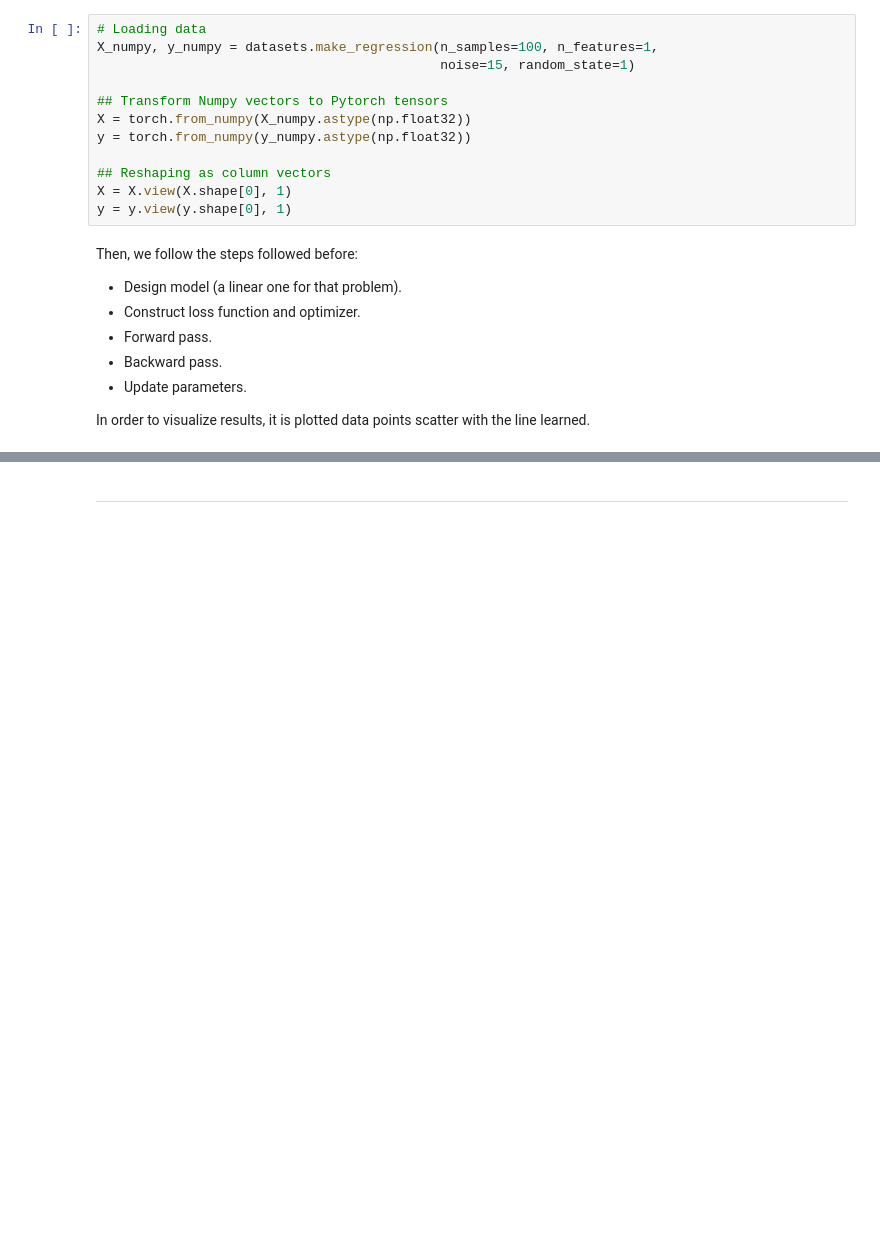
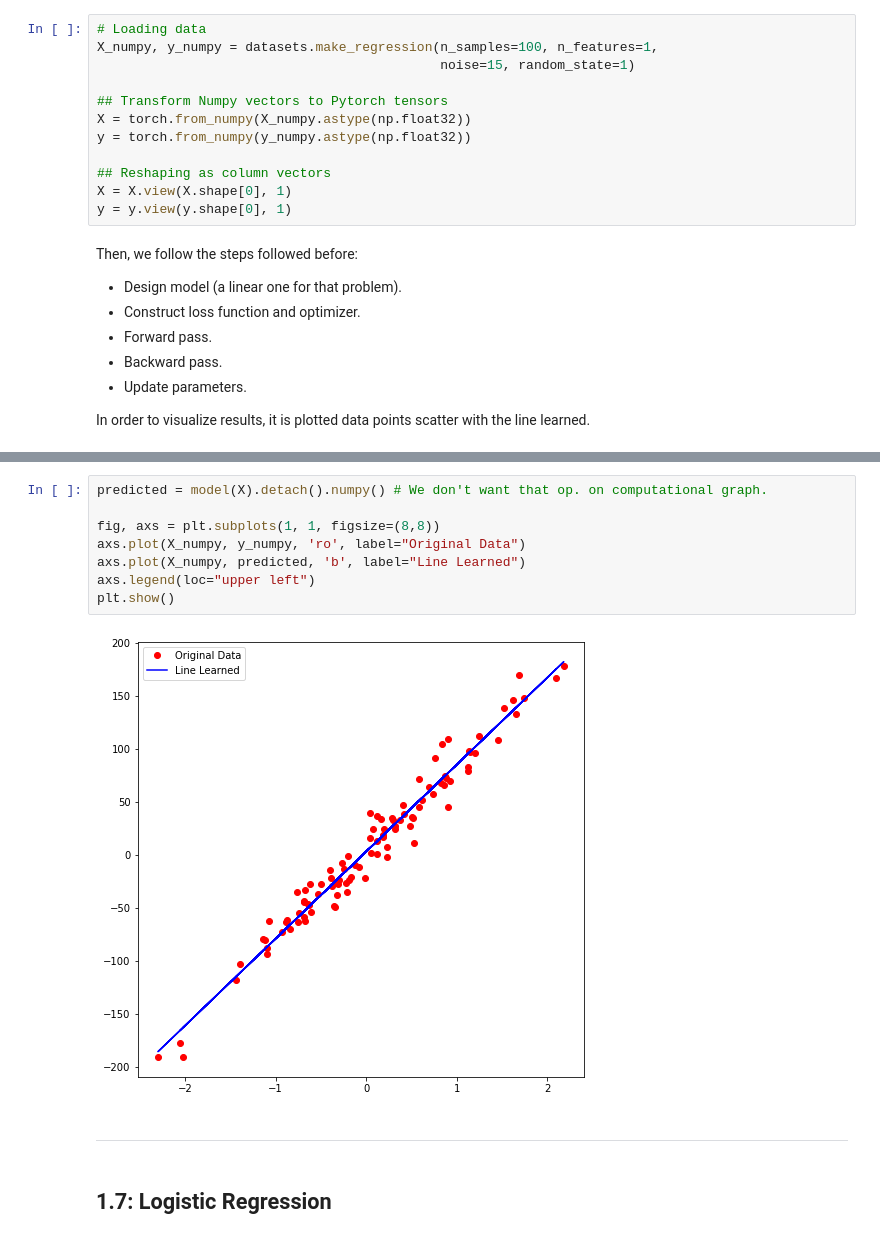
Before and after one commit to caiodeberaldini/pytorch-tutorial, a Jupyter notebook: pytorch-tutorial.ipynb, the cells around one changed output, grey strips where cells are left out. Cells and saved outputs as stored; diff of their text form; blank space fills up the shorter version.

Commit message:
Basics: Logistic Regression

```diff
--- a/pytorch-tutorial.ipynb
+++ b/pytorch-tutorial.ipynb
@@ -528,2 +520,14 @@ $\displaystyle 1000th \ iter. \ Error (J): 187.069 \ | \ Parameter \ (\theta): 8
+# %%
+predicted = model(X).detach().numpy() # We don't want that op. on computational graph.
+
+fig, axs = plt.subplots(1, 1, figsize=(8,8))
+axs.plot(X_numpy, y_numpy, 'ro', label="Original Data")
+axs.plot(X_numpy, predicted, 'b', label="Line Learned")
+axs.legend(loc="upper left")
+plt.show()
+# %% [output]
+[figure, added]
 # %% [markdown]
 ---
+# %% [markdown]
+## 1.7: Logistic Regression
```
Also changed, not shown: parts of 19 cells of this notebook.
